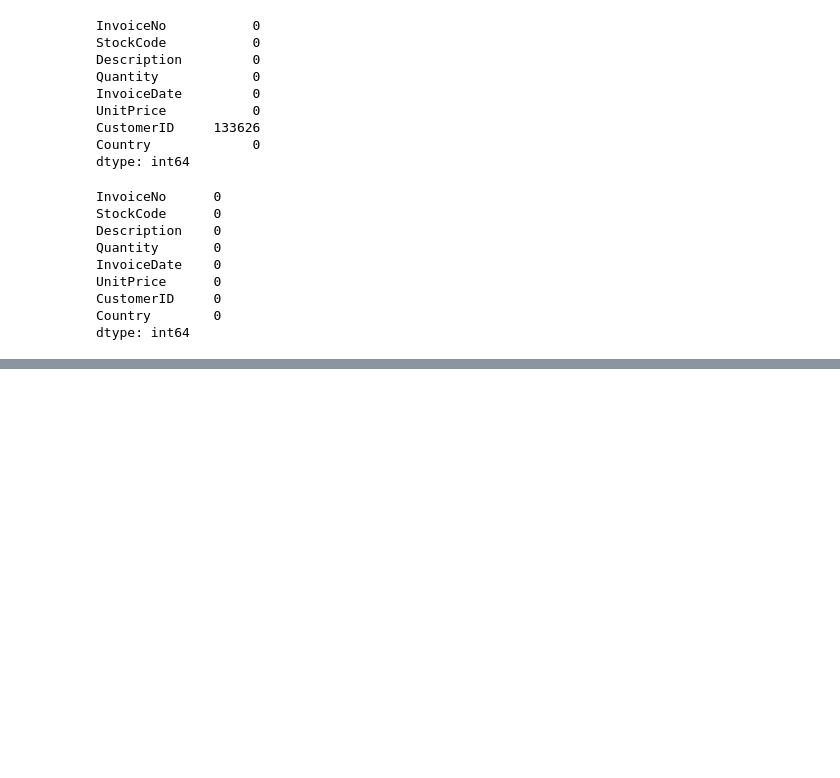
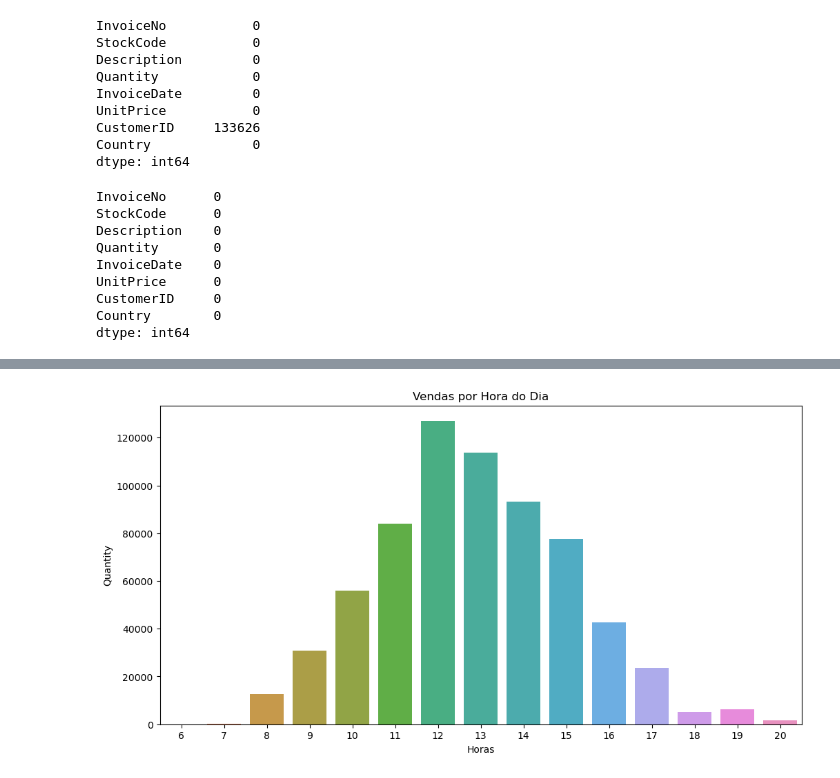
Before and after one commit to PedroHenSantos70/Primeiro-Dashboard, a Jupyter notebook: Untitled.ipynb, the cells around one changed output, grey strips where cells are left out. Saved outputs shown, nothing was run; the diff lists cells and outputs as text; code cells hidden in the pictures; blank space fills up the shorter version.

```diff
--- a/Untitled.ipynb
+++ b/Untitled.ipynb
@@ -203,0 +279,18 @@ plt.show()
+# %%
+#identificando padrões de compra:
+#Criando coluna com hora para identificar as vendas por hora do df
+
+df_final_vendas['Horas'] = df_final_vendas['InvoiceDate'].dt.hour
+
+#Quantidade de vendas por hora:
+
+vendas_hora = df_final_vendas.groupby('Horas')['Quantity'].sum().reset_index()
+
+#Plotando vendas_hora
+
+plt.figure(figsize=(12, 6))
+sns.barplot(data=vendas_hora, x='Horas', y='Quantity')
+plt.title('Vendas por Hora do Dia')
+plt.show()
+# %% [output]
+[figure, added]
```
Also changed, not shown: parts of 26 cells of this notebook, 1 other file.
